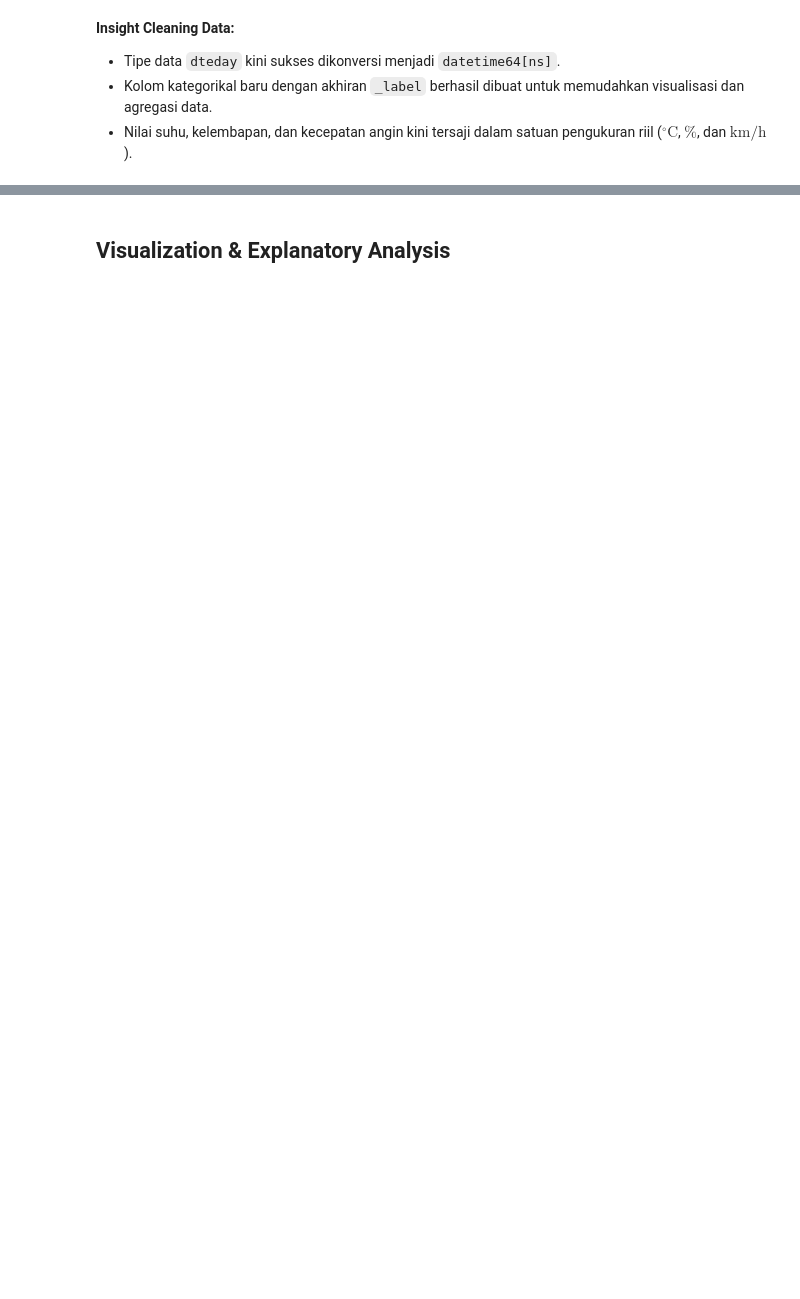
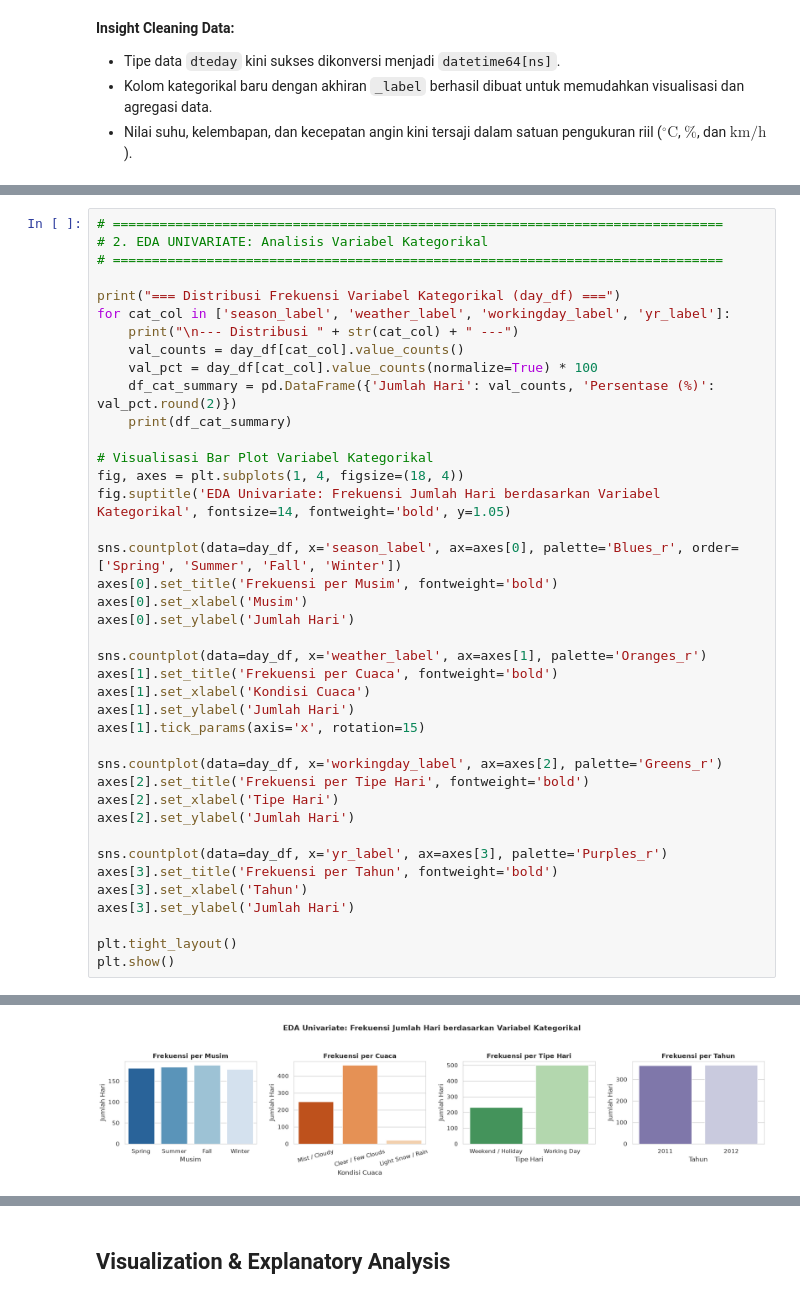
Before and after one commit to Afdha5678/bike-sharing-dashboard, a Jupyter notebook: Proyek_Analisis_Data.ipynb, the cells around one changed output, grey strips where cells are left out. Saved outputs shown, nothing was run; the diff lists cells and outputs as text; blank space fills up the shorter version.

```diff
--- a/Proyek_Analisis_Data.ipynb
+++ b/Proyek_Analisis_Data.ipynb
@@ -195,0 +292,41 @@ Pada tahap EDA, eksplorasi data dilakukan melalui metode statistik, pengelompoka
+# %%
+# ==============================================================================
+# 2. EDA UNIVARIATE: Analisis Variabel Kategorikal
+# ==============================================================================
+
+print("=== Distribusi Frekuensi Variabel Kategorikal (day_df) ===")
+for cat_col in ['season_label', 'weather_label', 'workingday_label', 'yr_label']:
+    print("\n--- Distribusi " + str(cat_col) + " ---")
+    val_counts = day_df[cat_col].value_counts()
+    val_pct = day_df[cat_col].value_counts(normalize=True) * 100
+    df_cat_summary = pd.DataFrame({'Jumlah Hari': val_counts, 'Persentase (%)': val_pct.round(2)})
+    print(df_cat_summary)
+
+# Visualisasi Bar Plot Variabel Kategorikal
+fig, axes = plt.subplots(1, 4, figsize=(18, 4))
+fig.suptitle('EDA Univariate: Frekuensi Jumlah Hari berdasarkan Variabel Kategorikal', fontsize=14, fontweight='bold', y=1.05)
+
+sns.countplot(data=day_df, x='season_label', ax=axes[0], palette='Blues_r', order=['Spring', 'Summer', 'Fall', 'Winter'])
+axes[0].set_title('Frekuensi per Musim', fontweight='bold')
+axes[0].set_xlabel('Musim')
+axes[0].set_ylabel('Jumlah Hari')
+
+sns.countplot(data=day_df, x='weather_label', ax=axes[1], palette='Oranges_r')
+axes[1].set_title('Frekuensi per Cuaca', fontweight='bold')
+axes[1].set_xlabel('Kondisi Cuaca')
+axes[1].set_ylabel('Jumlah Hari')
+axes[1].tick_params(axis='x', rotation=15)
+
+sns.countplot(data=day_df, x='workingday_label', ax=axes[2], palette='Greens_r')
+axes[2].set_title('Frekuensi per Tipe Hari', fontweight='bold')
+axes[2].set_xlabel('Tipe Hari')
+axes[2].set_ylabel('Jumlah Hari')
+
+sns.countplot(data=day_df, x='yr_label', ax=axes[3], palette='Purples_r')
+axes[3].set_title('Frekuensi per Tahun', fontweight='bold')
+axes[3].set_xlabel('Tahun')
+axes[3].set_ylabel('Jumlah Hari')
+
+plt.tight_layout()
+plt.show()
+# %% [output]
@@ -195,0 +350 @@ Pada tahap EDA, eksplorasi data dilakukan melalui metode statistik, pengelompoka
+[figure, added]
```
Also changed, not shown: parts of 19 cells of this notebook, 2 other files.
